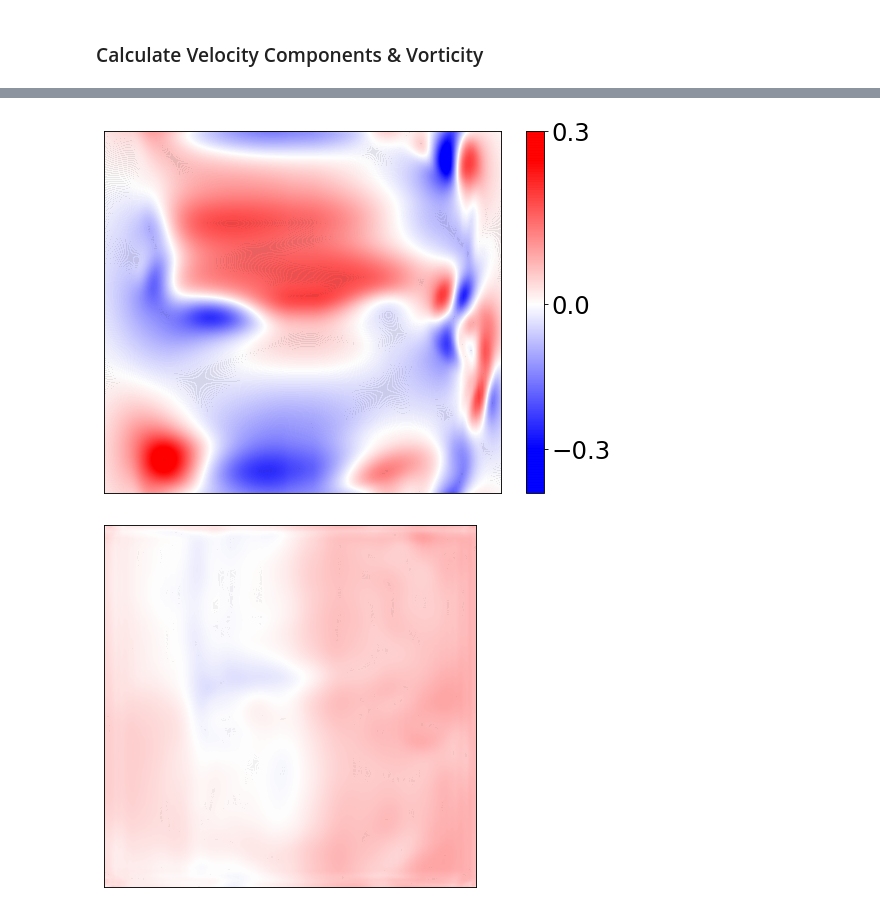
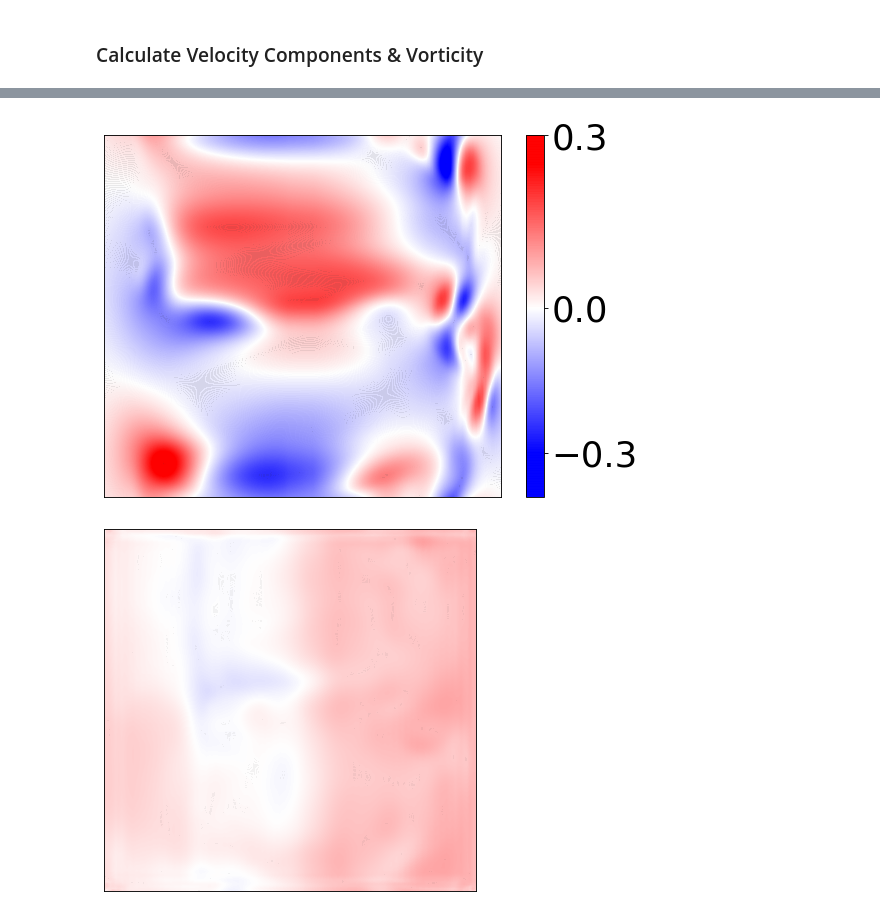
Before and after one commit to alex-papadopoulos/Part_IIB_Project, a Jupyter notebook: Model Results X-scanning.ipynb, the cells around one changed output, grey strips where cells are left out. Drawn from its saved outputs; the diff is of its cells as text; code cells hidden in the pictures.

```diff
--- a/Model Results X-scanning.ipynb
+++ b/Model Results X-scanning.ipynb
@@ -175,13 +179,13 @@ cb.ax.tick_params(labelsize=22)
 # %%
 fig = plt.figure(figsize=(8,6), dpi=80)
 plt.gca().patch.set_color('.2')
 plt.tick_params(left = False, right = False , labelleft = False ,
                 labelbottom = False, bottom = False)
 plt.contourf(Y,Z,w_true_plot[x_plane,:,:],levels=500, alpha=0.9, cmap='bwr', norm = w_colour)
 cb = plt.colorbar(ticks = [-0.3, 0.0, 0.3])
-cb.ax.tick_params(labelsize=22)
+cb.ax.tick_params(labelsize=32)
 # %% [output]
-[figure, old version]
+[figure, new version]
 # %%
 fig = plt.figure(figsize=(6, 6), dpi=80)
 plt.gca().patch.set_color('.2')
```
Also changed, not shown: parts of 6 cells of this notebook, 2 other files.
